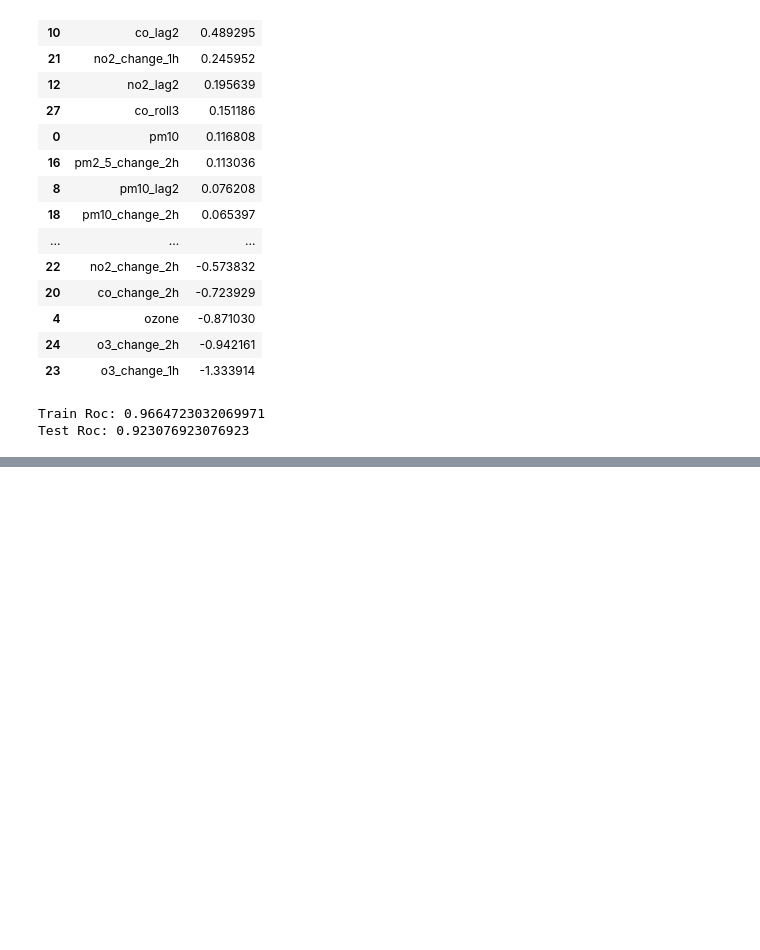
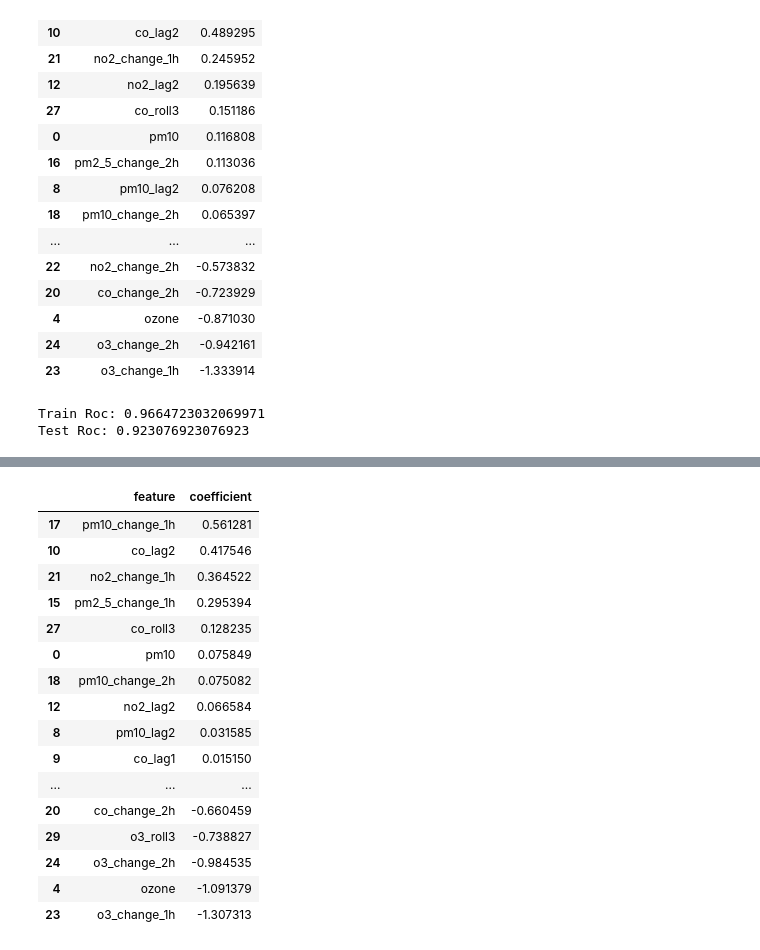
Before and after one commit to CaptianGhost/AirCast-Real-Time-Air-Quality-Risk-Prediction, a Jupyter notebook: notebook/air_quality_exploration.ipynb, the cells around one changed output, grey strips where cells are left out. Saved outputs shown, nothing was run; the diff lists cells and outputs as text; code cells hidden in the pictures; blank space fills up the shorter version.

```diff
--- a/notebook/air_quality_exploration.ipynb
+++ b/notebook/air_quality_exploration.ipynb
@@ -508,0 +514,19 @@ In short its called **Momentum Forecasting**
+# %%
+X= df[features]
+y = df["target_worsening"]
+
+split = int(len(df) * 0.7)  # 70-30 split
+
+X_train = X.iloc[:split]
+X_test = X.iloc[split:]
+y_train = y.iloc[:split]
+y_test = y.iloc[split:]
+# %%
+pipe = Pipeline(
+    steps=[
+        ("scale", StandardScaler()),
+        ("model", LogisticRegression())
+    ]
+)
+# %%
+pipe.fit(X_train, y_train)
@@ -508,0 +551,27 @@ In short its called **Momentum Forecasting**
+# %%
+coef = pipe.named_steps["model"].coef_[0]
+
+coef_df = pd.DataFrame({
+    "feature": X.columns,
+    "coefficient": coef
+}).sort_values(by="coefficient", ascending=False)
+
+coef_df
+# %% [output]
+|  | feature | coefficient |
+| 17 | pm10_change_1h | 0.561281 |
+| 10 | co_lag2 | 0.417546 |
+| 21 | no2_change_1h | 0.364522 |
+| 15 | pm2_5_change_1h | 0.295394 |
+| 27 | co_roll3 | 0.128235 |
+| 0 | pm10 | 0.075849 |
+| 18 | pm10_change_2h | 0.075082 |
+| 12 | no2_lag2 | 0.066584 |
+| 8 | pm10_lag2 | 0.031585 |
+| 9 | co_lag1 | 0.015150 |
+| ... | ... | ... |
+| 20 | co_change_2h | -0.660459 |
+| 29 | o3_roll3 | -0.738827 |
+| 24 | o3_change_2h | -0.984535 |
+| 4 | ozone | -1.091379 |
+| 23 | o3_change_1h | -1.307313 |
```
Also changed, not shown: parts of 38 cells of this notebook, 1 other file.
